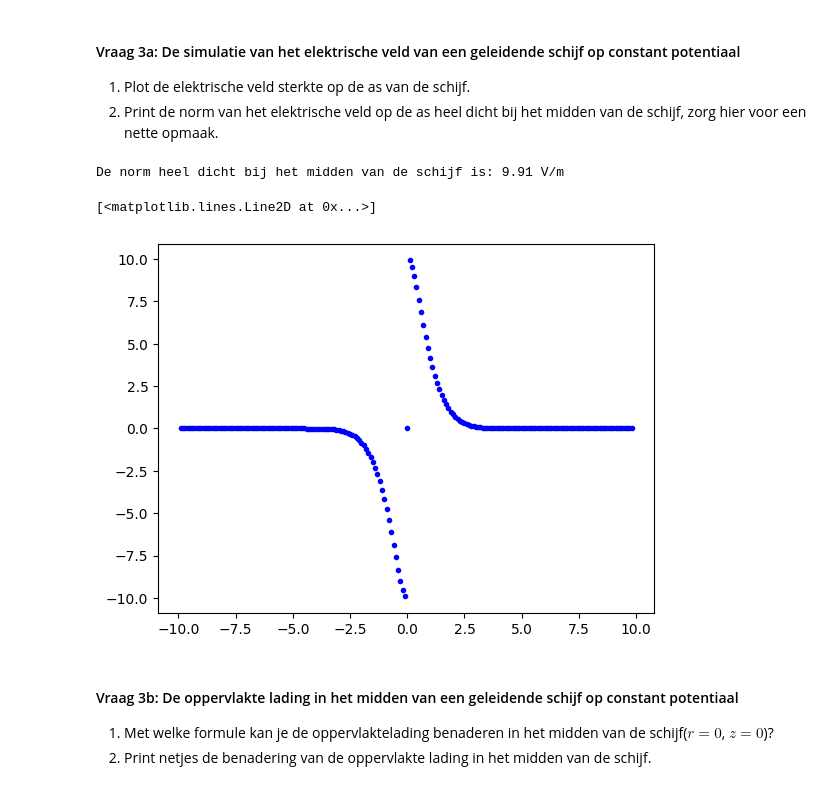
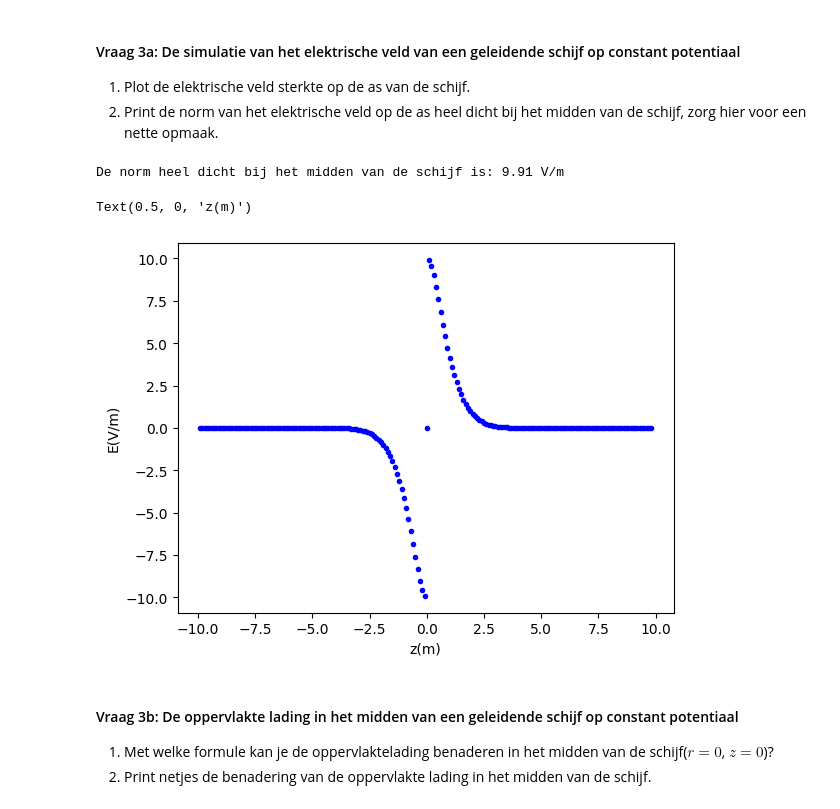
Before and after one commit to T-L-cc/opdrachten-DEF-D, a Jupyter notebook: DigitaleOntwerpopdrachten/1CondensatorOpdracht/CondensatorOntwerpopdracht.ipynb, the cells around one changed output. Saved outputs shown, nothing was run; the diff lists cells and outputs as text; code cells hidden in the pictures.

```diff
--- a/DigitaleOntwerpopdrachten/1CondensatorOpdracht/CondensatorOntwerpopdracht.ipynb
+++ b/DigitaleOntwerpopdrachten/1CondensatorOpdracht/CondensatorOntwerpopdracht.ipynb
@@ -384,20 +384,22 @@ plot_results_disk(Ez, Er, normE, V, r, z, grid_step, disk_radius, z_pos_disk1, z
 1. Plot de elektrische veld sterkte op de as van de schijf.
 2. Print de norm van het elektrische veld op de as heel dicht bij het midden van de schijf, zorg hier voor een nette opmaak.
 # %%
-r_idx_0 = find_idx_nearest(r,0)
+r_idx_0 = find_idx_nearest(r_for_E,0)
 E_z_as = Ez[:,r_idx_0]
 
-z_idx_0 = find_idx_nearest(z,0)
-norm_midden = normE[z_idx_0, r_idx_0]
+z_idx_0 = find_idx_nearest(z_for_E,0)
+norm_midden = normE[z_idx_0 + 1, r_idx_0] #anders pak je het middelste punt wat er in zit (niet heel dicht bij)
 
 print('De norm heel dicht bij het midden van de schijf is: %.2f V/m' %(norm_midden))
 
 plt.figure()
 plt.plot(z_for_E, E_z_as, 'b.', label = 'Elektrisch veld op de as',)
+plt.ylabel('E(V/m)')
+plt.xlabel('z(m)')
 # %% [output]
 De norm heel dicht bij het midden van de schijf is: 9.91 V/m
-[<matplotlib.lines.Line2D at 0x...>]
+Text(0.5, 0, 'z(m)')
-[figure, old version]
+[figure, new version]
 # %% [markdown]
 #### Vraag 3b: De oppervlakte lading in het midden van een geleidende schijf op constant potentiaal
 
```
Also changed, not shown: parts of 12 cells of this notebook.
